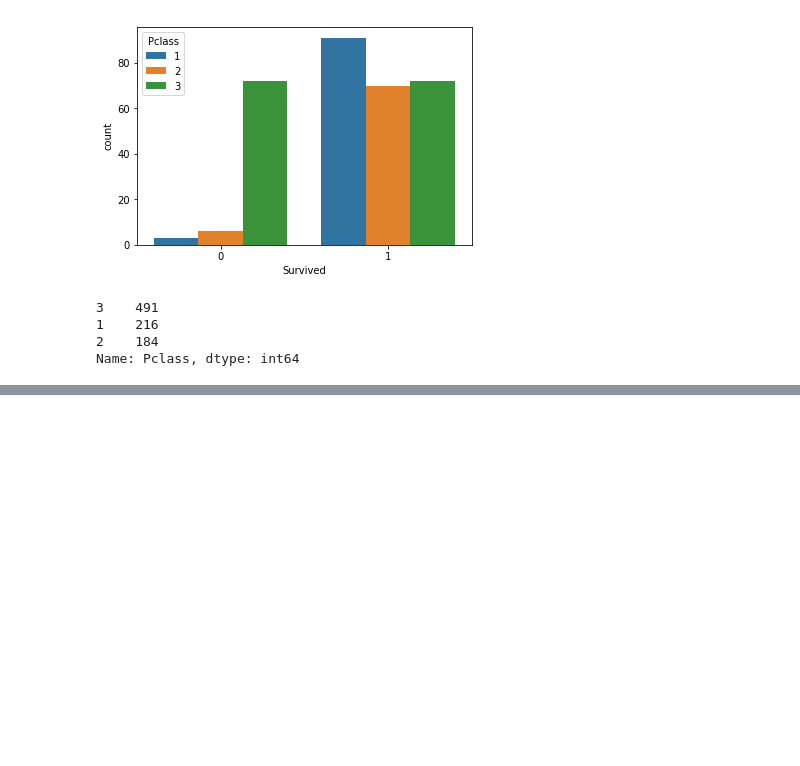
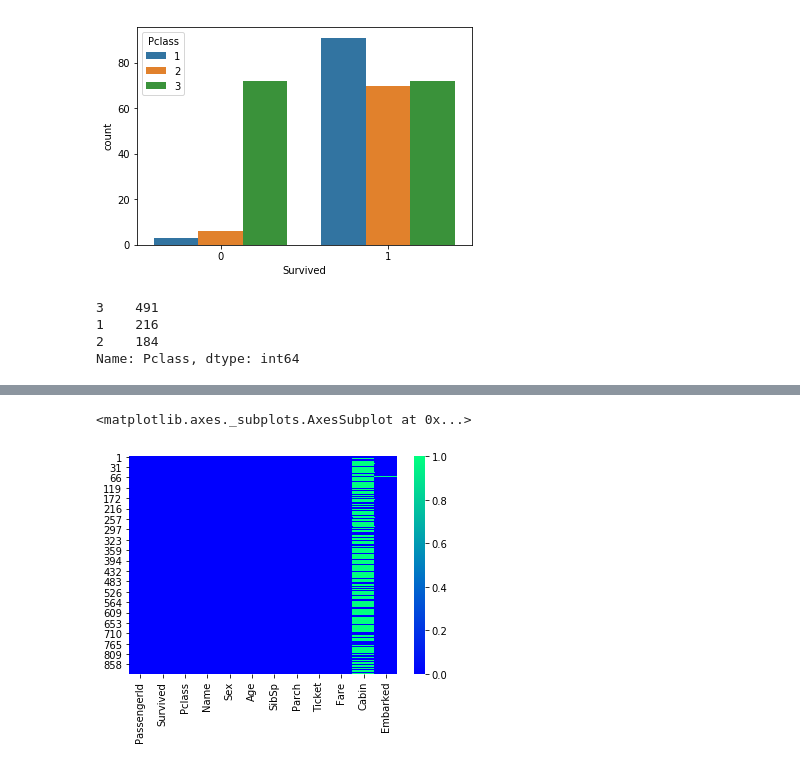
Before and after one commit to cpud/kaggle, a Jupyter notebook: titanic/Titanic_work.ipynb, the cells around one changed output, grey strips where cells are left out. Drawn from its saved outputs; the diff is of its cells as text; code cells hidden in the pictures; blank space fills up the shorter version.

```diff
--- a/titanic/Titanic_work.ipynb
+++ b/titanic/Titanic_work.ipynb
@@ -101,0 +132,18 @@ Name: Pclass, dtype: int64
+# %%
+def fill_age_female(cols):
+    Age = cols[0]
+    Pclass = cols[1]
+
+    if pd.isnull(Age):
+
+        if Pclass == 1:
+            return 35
+
+        elif Pclass == 2:
+            return 28
+
+        else:
+            return 24
+
+    else:
+        return Age
@@ -101,0 +171,5 @@ Name: Pclass, dtype: int64
+# %%
+sns.heatmap(data = df_female.isnull(), cmap = 'winter')
+# %% [output]
+<matplotlib.axes._subplots.AxesSubplot at 0x...>
+[figure, added]
```
Also changed, not shown: parts of 30 cells of this notebook.
